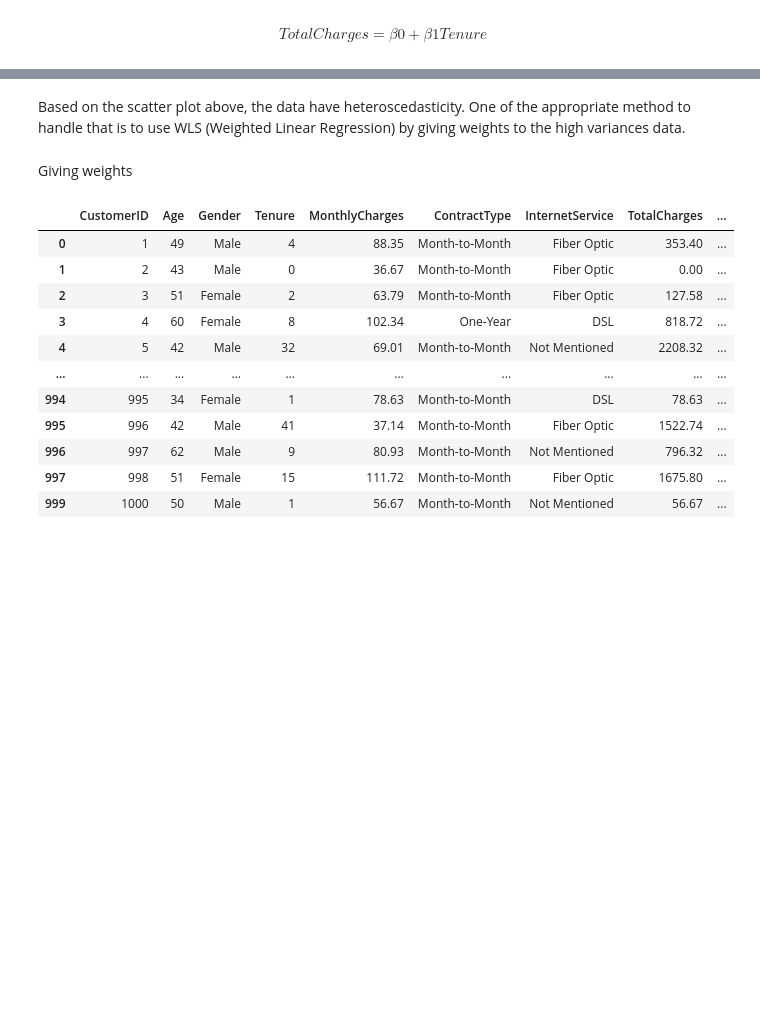
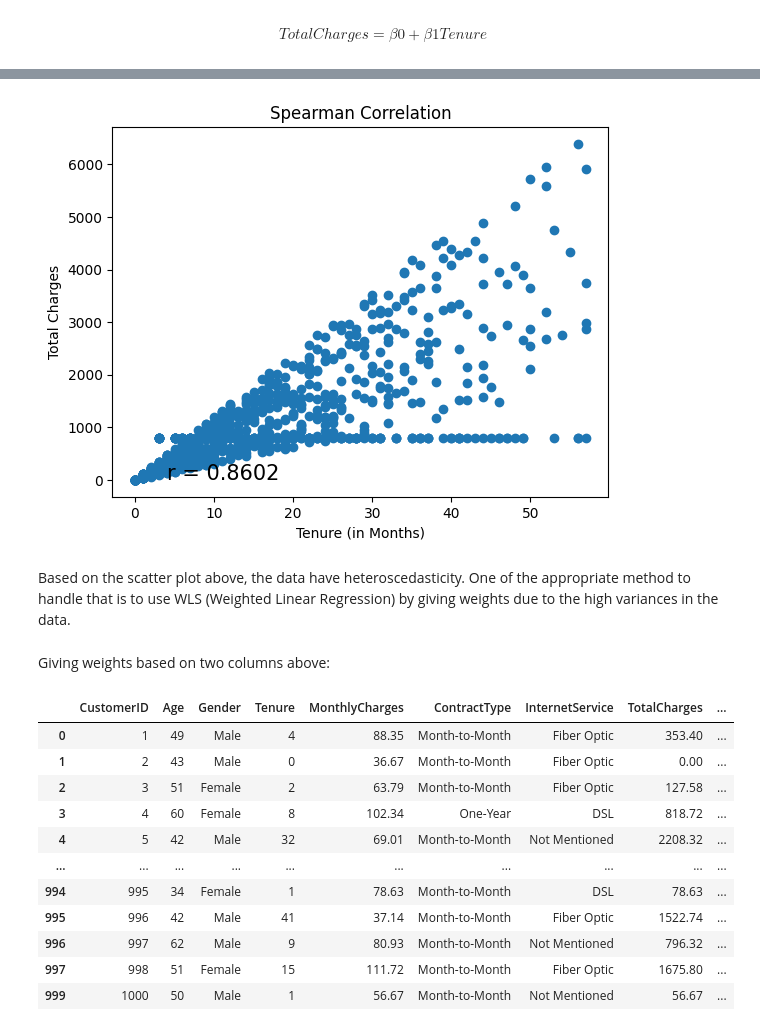
Before and after one commit to rzkybagaskara/telecom-customer-analysis, a Jupyter notebook: Customer_Churn_Analysis.ipynb, the cells around one changed output, grey strips where cells are left out. Drawn from its saved outputs; the diff is of its cells as text; code cells hidden in the pictures; blank space fills up the shorter version.

```diff
--- a/Customer_Churn_Analysis.ipynb
+++ b/Customer_Churn_Analysis.ipynb
@@ -596,7 +613,23 @@ plt.show()
+# %%
+r = scipy.stats.spearmanr(a=df['TotalCharges'], b=df['Tenure'])[0]
+
+# # sns.regplot(x='TotalCharges', y='Tenure', data=df)
+
+plt.scatter(x=df['Tenure'], y=df['TotalCharges'])
+
+plt.xlabel('Tenure (in Months)')
+plt.ylabel('Total Charges')
+plt.title('Spearman Correlation')
+
+plt.text(4,10, 'r = ' + str(round(r, 4)), fontsize=15)
+
+plt.show()
+# %% [output]
+[figure, added]
 # %% [markdown]
-Based on the scatter plot above, the data have heteroscedasticity. One of the appropriate method to handle that is to use WLS (Weighted Linear Regression) by giving weights to the high variances data.
+Based on the scatter plot above, the data have heteroscedasticity. One of the appropriate method to handle that is to use WLS (Weighted Linear Regression) by giving weights due to the high variances in the data.
-# %% [markdown]
-Giving weights
+# %% [markdown]
+Giving weights based on two columns above:
 # %%
 #set weight for weighted regression
 weights = 1/(df['Tenure']**2)
```
Also changed, not shown: parts of 41 cells of this notebook.
